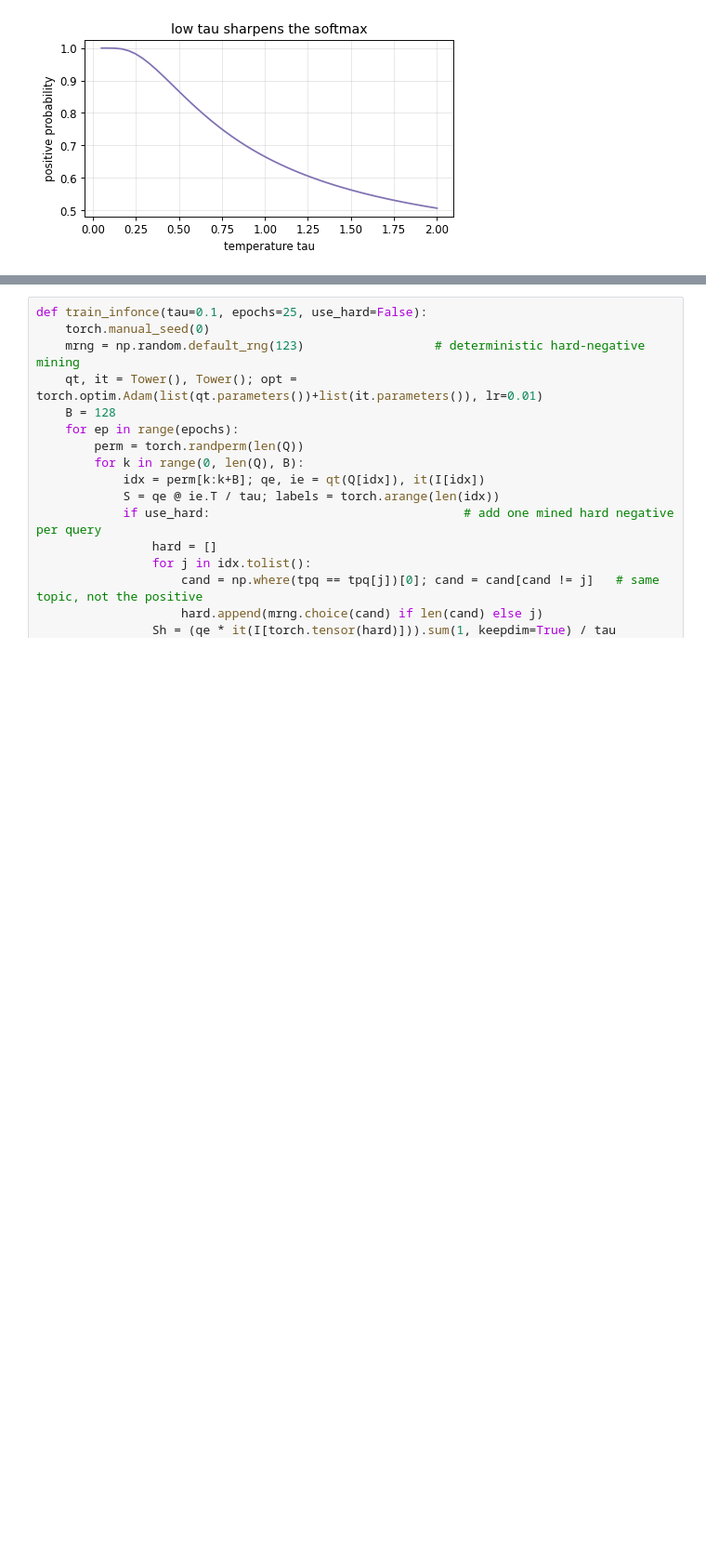
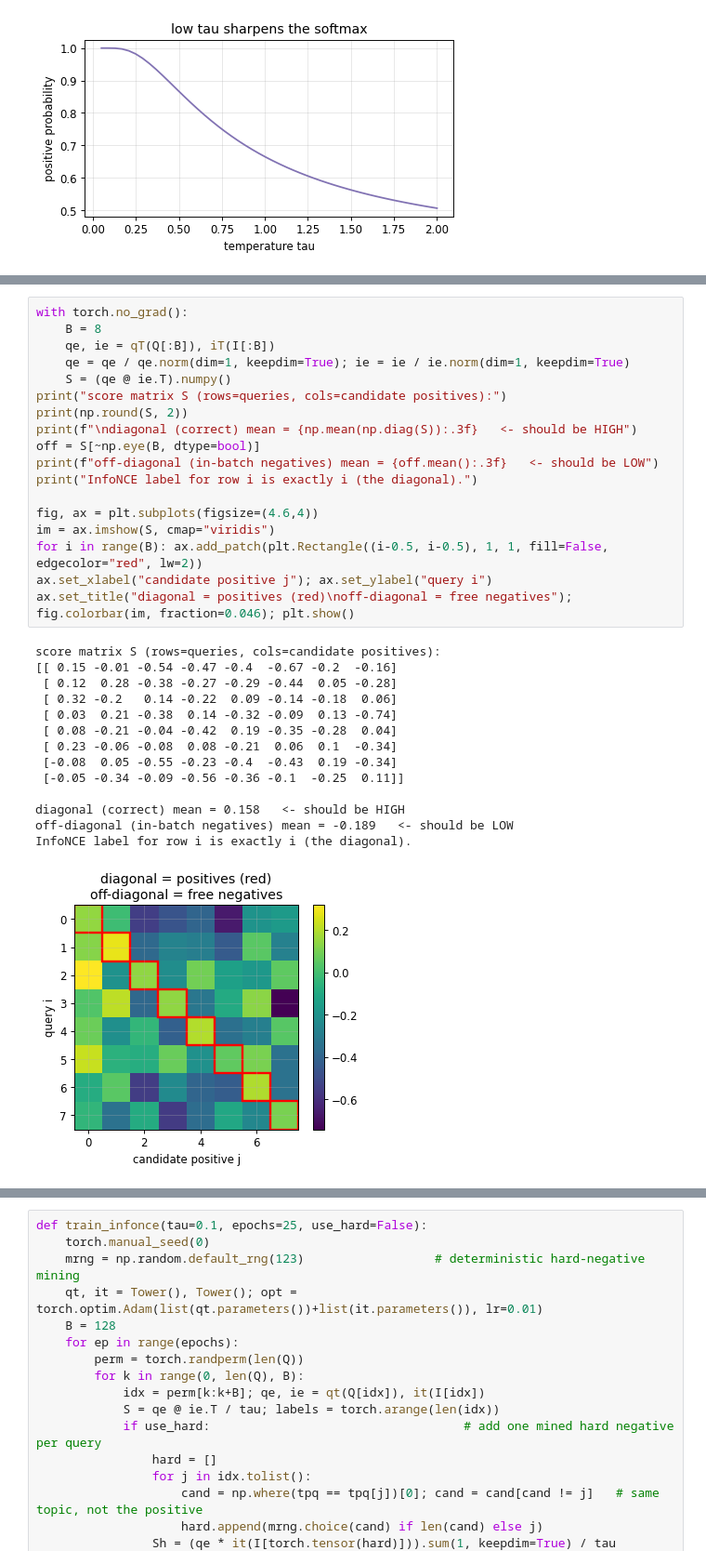
Before and after one commit to niamleeson/ml-math, a Jupyter notebook: afp/notebooks/M14-encoders-contrastive.ipynb, the cells around one changed output, grey strips where cells are left out. Shown at 93% size. Saved outputs shown, nothing was run; the diff lists cells and outputs as text; blank space fills up the shorter version.

```diff
--- a/afp/notebooks/M14-encoders-contrastive.ipynb
+++ b/afp/notebooks/M14-encoders-contrastive.ipynb
@@ -132,0 +388,33 @@ a cross-entropy where the correct class is the **diagonal** of the query×item s
+# %%
+with torch.no_grad():
+    B = 8
+    qe, ie = qT(Q[:B]), iT(I[:B])
+    qe = qe / qe.norm(dim=1, keepdim=True); ie = ie / ie.norm(dim=1, keepdim=True)
+    S = (qe @ ie.T).numpy()
+print("score matrix S (rows=queries, cols=candidate positives):")
+print(np.round(S, 2))
+print(f"\ndiagonal (correct) mean = {np.mean(np.diag(S)):.3f}   <- should be HIGH")
+off = S[~np.eye(B, dtype=bool)]
+print(f"off-diagonal (in-batch negatives) mean = {off.mean():.3f}   <- should be LOW")
+print("InfoNCE label for row i is exactly i (the diagonal).")
+
+fig, ax = plt.subplots(figsize=(4.6,4))
+im = ax.imshow(S, cmap="viridis")
+for i in range(B): ax.add_patch(plt.Rectangle((i-0.5, i-0.5), 1, 1, fill=False, edgecolor="red", lw=2))
+ax.set_xlabel("candidate positive j"); ax.set_ylabel("query i")
+ax.set_title("diagonal = positives (red)\noff-diagonal = free negatives"); fig.colorbar(im, fraction=0.046); plt.show()
+# %% [output]
+score matrix S (rows=queries, cols=candidate positives):
+[[ 0.15 -0.01 -0.54 -0.47 -0.4  -0.67 -0.2  -0.16]
+ [ 0.12  0.28 -0.38 -0.27 -0.29 -0.44  0.05 -0.28]
+ [ 0.32 -0.2   0.14 -0.22  0.09 -0.14 -0.18  0.06]
+ [ 0.03  0.21 -0.38  0.14 -0.32 -0.09  0.13 -0.74]
+ [ 0.08 -0.21 -0.04 -0.42  0.19 -0.35 -0.28  0.04]
+ [ 0.23 -0.06 -0.08  0.08 -0.21  0.06  0.1  -0.34]
+ [-0.08  0.05 -0.55 -0.23 -0.4  -0.43  0.19 -0.34]
+ [-0.05 -0.34 -0.09 -0.56 -0.36 -0.1  -0.25  0.11]]
+
+diagonal (correct) mean = 0.158   <- should be HIGH
+off-diagonal (in-batch negatives) mean = -0.189   <- should be LOW
+InfoNCE label for row i is exactly i (the diagonal).
+[figure, added]
```
Also changed, not shown: parts of 26 cells of this notebook, 1 other file.
